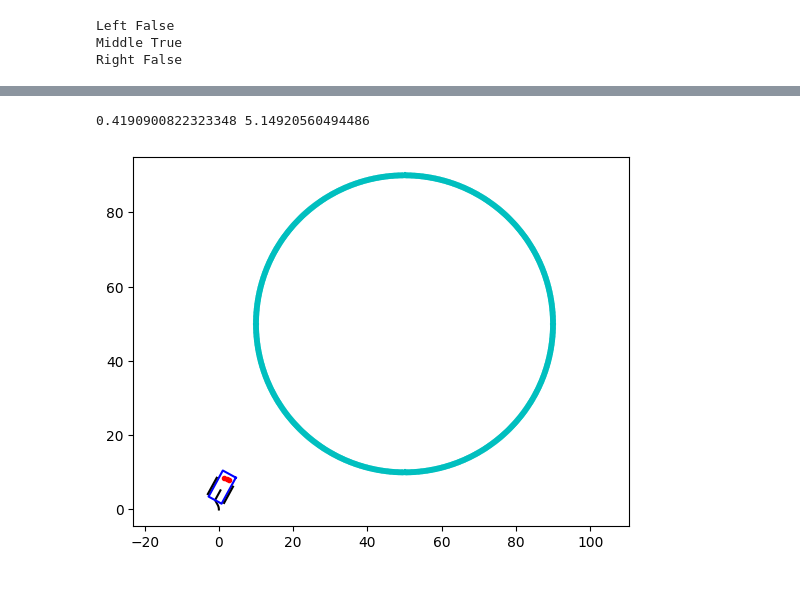
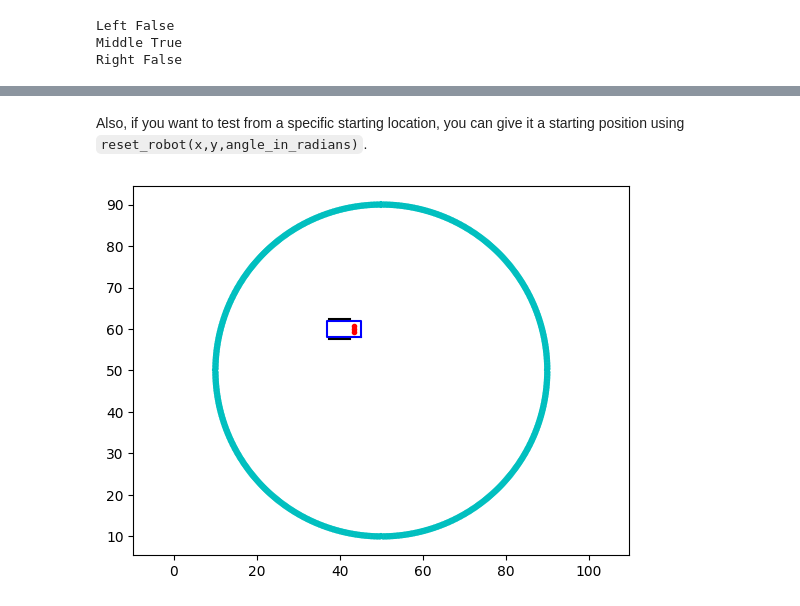
Before and after one commit to engmaths/SEMT10002_2024, a Jupyter notebook: consolidation_exercises/Week_05_robot/week_05_consolidation_robots.ipynb, the cells around one changed output, grey strips where cells are left out. Cells and saved outputs as stored; diff of their text form; code cells hidden in the pictures.

```diff
--- a/consolidation_exercises/Week_05_robot/week_05_consolidation_robots.ipynb
+++ b/consolidation_exercises/Week_05_robot/week_05_consolidation_robots.ipynb
@@ -138,8 +142,7 @@ plot_path()
-# %%
-drive(2.5,-2.5)
-drive(3,3)
-print(position_x(),position_y())
-plot_path()
-# %% [output]
-0.4190900822323348 5.14920560494486
-[figure, removed]
+# %% [markdown]
+Also, if you want to test from a specific starting location, you can give it a starting position using `reset_robot(x,y,angle_in_radians)`.
+# %%
+reset_robot(40,60,pi/2.0)
+plot_path()
+# %% [output]
+[figure, added]
```
Also changed, not shown: parts of 15 cells of this notebook, 1 other file.
